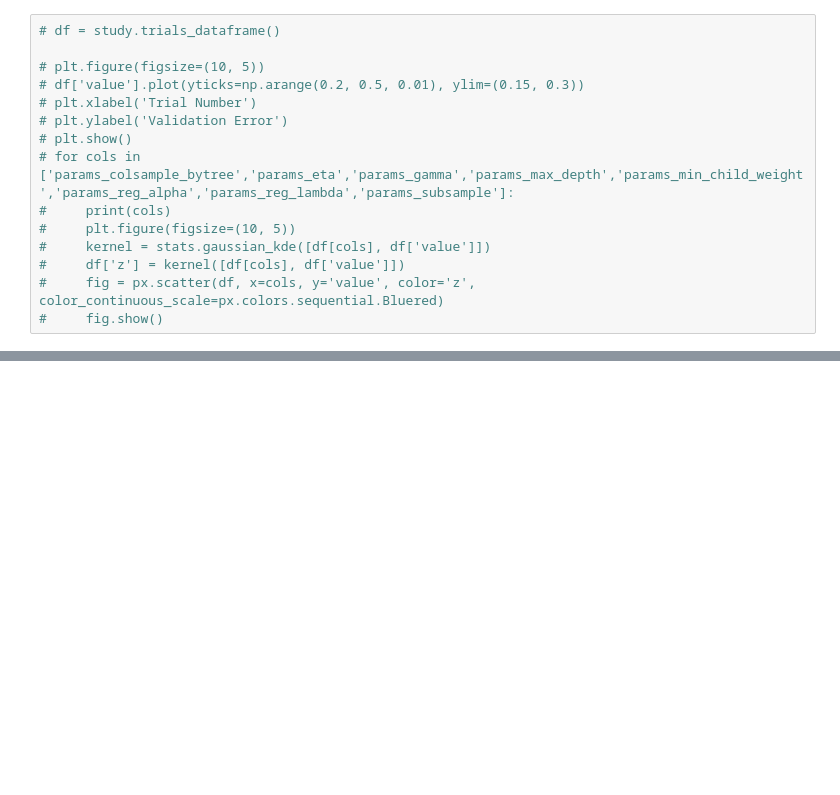
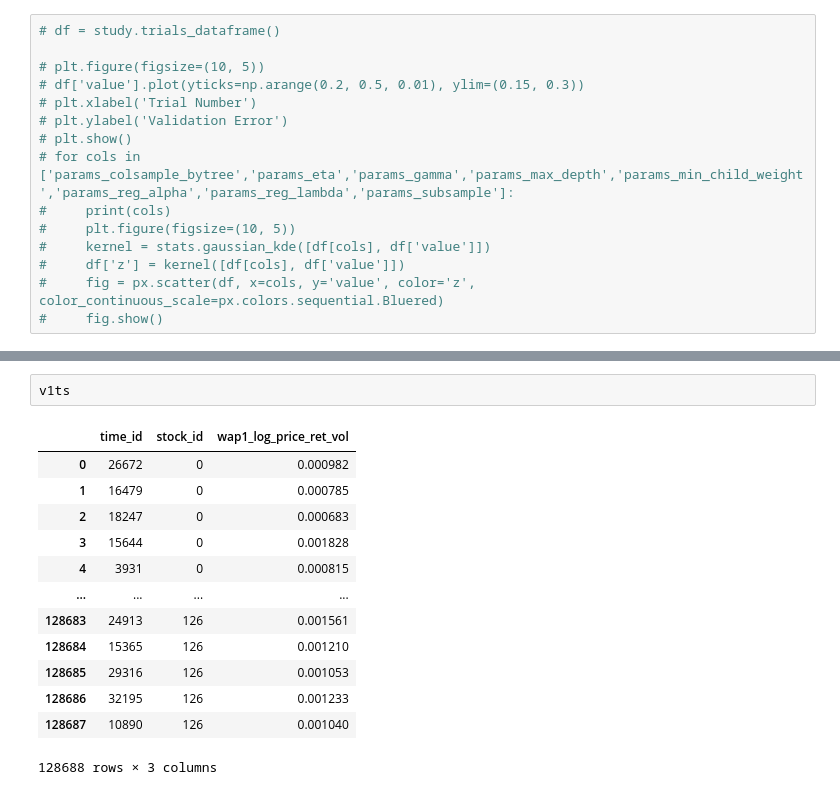
Before and after one commit to JosePeeterson/Optiver-Realized-Volatility-Prediction, a Jupyter notebook: src/Final_submission_src/kaggle_submission/submission-ver-33-error-analysis.ipynb, the cells around one changed output, grey strips where cells are left out. Cells and saved outputs as stored; diff of their text form; blank space fills up the shorter version.

```diff
--- a/src/Final_submission_src/kaggle_submission/submission-ver-33-error-analysis.ipynb
+++ b/src/Final_submission_src/kaggle_submission/submission-ver-33-error-analysis.ipynb
@@ -1970,0 +2039,16 @@ RMSPE test score:  0.23031373517070064
+# %%
+v1ts
+# %% [output]
+|  | time_id | stock_id | wap1_log_price_ret_vol |
+| 0 | 26672 | 0 | 0.000982 |
+| 1 | 16479 | 0 | 0.000785 |
+| 2 | 18247 | 0 | 0.000683 |
+| 3 | 15644 | 0 | 0.001828 |
+| 4 | 3931 | 0 | 0.000815 |
+| ... | ... | ... | ... |
+| 128683 | 24913 | 126 | 0.001561 |
+| 128684 | 15365 | 126 | 0.001210 |
+| 128685 | 29316 | 126 | 0.001053 |
+| 128686 | 32195 | 126 | 0.001233 |
+| 128687 | 10890 | 126 | 0.001040 |
+128688 rows × 3 columns
```
Also changed, not shown: parts of 2 cells of this notebook.
